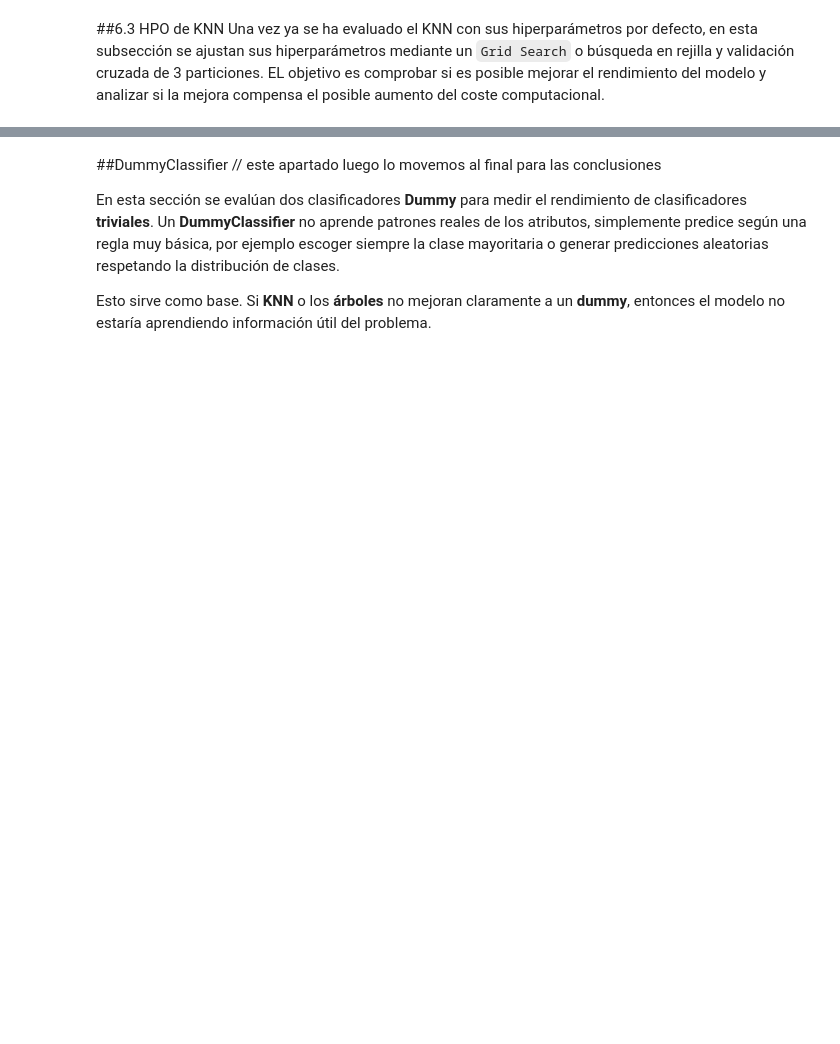
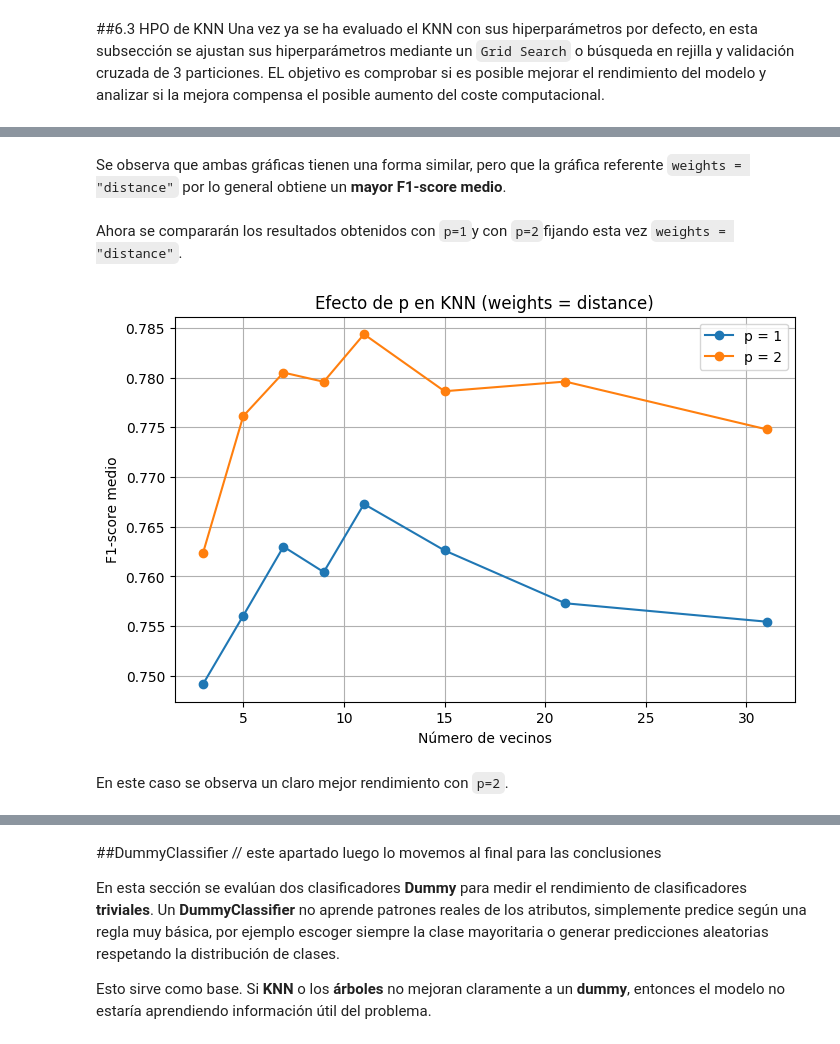
Before and after one commit to 100522401/P1_AA_100522396_100522401, a Jupyter notebook: notebooks/Cuaderno.ipynb, the cells around one changed output, grey strips where cells are left out. Saved outputs shown, nothing was run; the diff lists cells and outputs as text; code cells hidden in the pictures; blank space fills up the shorter version.

```diff
--- a/notebooks/Cuaderno.ipynb
+++ b/notebooks/Cuaderno.ipynb
@@ -653,0 +743,30 @@ ValueError: invalid literal for int() with base 10: 'no'
+# %% [markdown]
+Se observa que ambas gráficas tienen una forma similar, pero que la gráfica referente `weights = "distance"` por lo general obtiene un **mayor F1-score medio**.
+# %% [markdown]
+Ahora se compararán los resultados obtenidos con `p=1`y con `p=2`fijando esta vez `weights = "distance"`.
+# %%
+plt.figure(figsize=(8,5))
+
+for p_value in results_knn["param_classifier__p"].unique():
+    subset = results_knn[
+        (results_knn["param_classifier__p"] == p_value) &
+        (results_knn["param_classifier__weights"] == "distance")
+    ].sort_values("param_classifier__n_neighbors")
+
+    plt.plot(
+        subset["param_classifier__n_neighbors"],
+        subset["mean_test_score"],
+        marker="o",
+        label=f"p = {p_value}"
+    )
+
+plt.title("Efecto de p en KNN (weights = distance)")
+plt.xlabel("Número de vecinos")
+plt.ylabel("F1-score medio")
+plt.legend()
+plt.grid(True)
+plt.show()
+# %% [output]
+[figure, added]
+# %% [markdown]
+En este caso se observa un claro mejor rendimiento con `p=2`.
```
Also changed, not shown: parts of 16 cells of this notebook.
